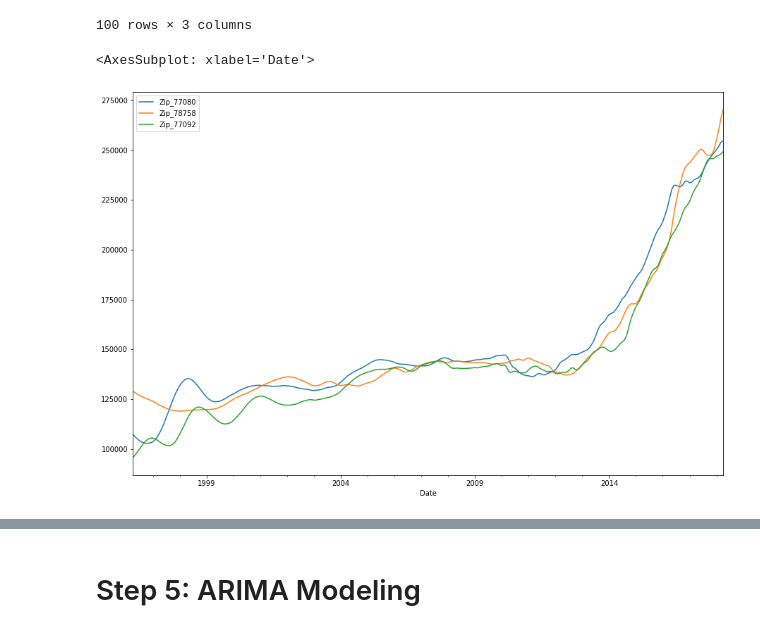
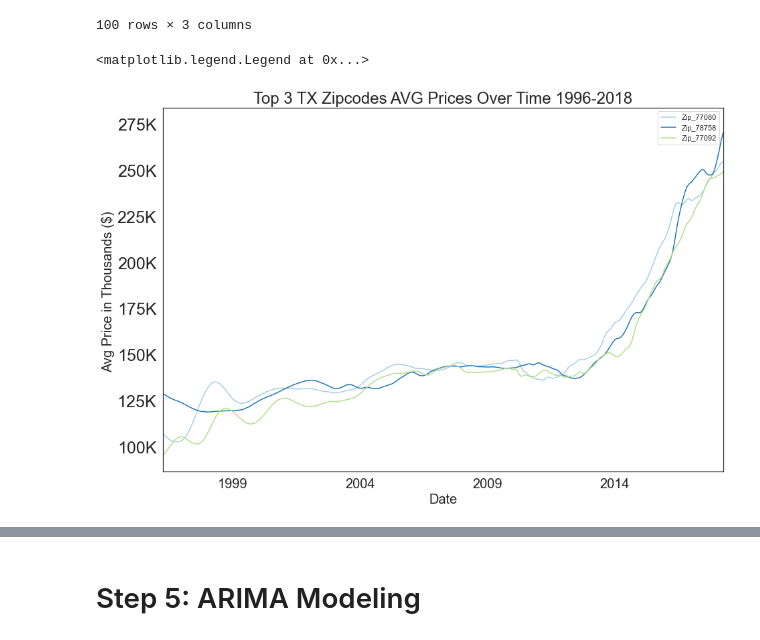
Before and after one commit to learn-co-curriculum/dsc-phase-4-choosing-a-dataset, a Jupyter notebook: time-series/Henry Final Notebook.ipynb, the cells around one changed output, grey strips where cells are left out. Cells and saved outputs as stored; diff of their text form; code cells hidden in the pictures.

```diff
--- a/time-series/Henry Final Notebook.ipynb
+++ b/time-series/Henry Final Notebook.ipynb
@@ -566,12 +549,25 @@ Texas_All_Zip_Melted
 | 2018-03-01 | 253900.0 | 266000.0 | 248100.0 |
 | 2018-04-01 | 254600.0 | 270400.0 | 249300.0 |
 100 rows × 3 columns
-# %%
-# Visualizing data from 1996
-Texas_all_Zip_Melted.plot(figsize = (15,10), subplots = False, legend = True)
-# %% [output]
-<AxesSubplot: xlabel='Date'>
-[figure, removed]
+# %%
+# Visualizing data from 1996 - 2018
+
+#Changing Line Colors
+colors = {'Zip_77080': 'blue', 'Zip_78758': 'green', 'Zip_77092': 'red'}
+ax =Texas_all_Zip_Melted.plot(figsize = (15,10), subplots = False, legend = True)
+plt.title('Top 3 TX Zipcodes AVG Prices Over Time 1996-2018', size=24)
+plt.xlabel('Date', size=20)
+plt.xticks(rotation='horizontal', fontsize=20)
+plt.ylabel('Avg Price in Thousands ($) ', size=20)
+plt.yticks([100000,125000,150000,175000,200000,225000, 250000, 275000],
+           ["100K", "125K", "150K", "175K", "200K", "225K", "250K", "275K"], fontsize = 25)
+plt.plot([1996, 2018], [100000, 275000])
+
+
+plt.legend(loc = 'upper right')
+# %% [output]
+<matplotlib.legend.Legend at 0x...>
+[figure, added]
 # %%
 # Visualizing data from 2010
 Texas_All_Zip_Melted.plot(figsize = (15,10), subplots = False, legend = True)
```
Also changed, not shown: parts of 28 cells of this notebook, 1 other file.
